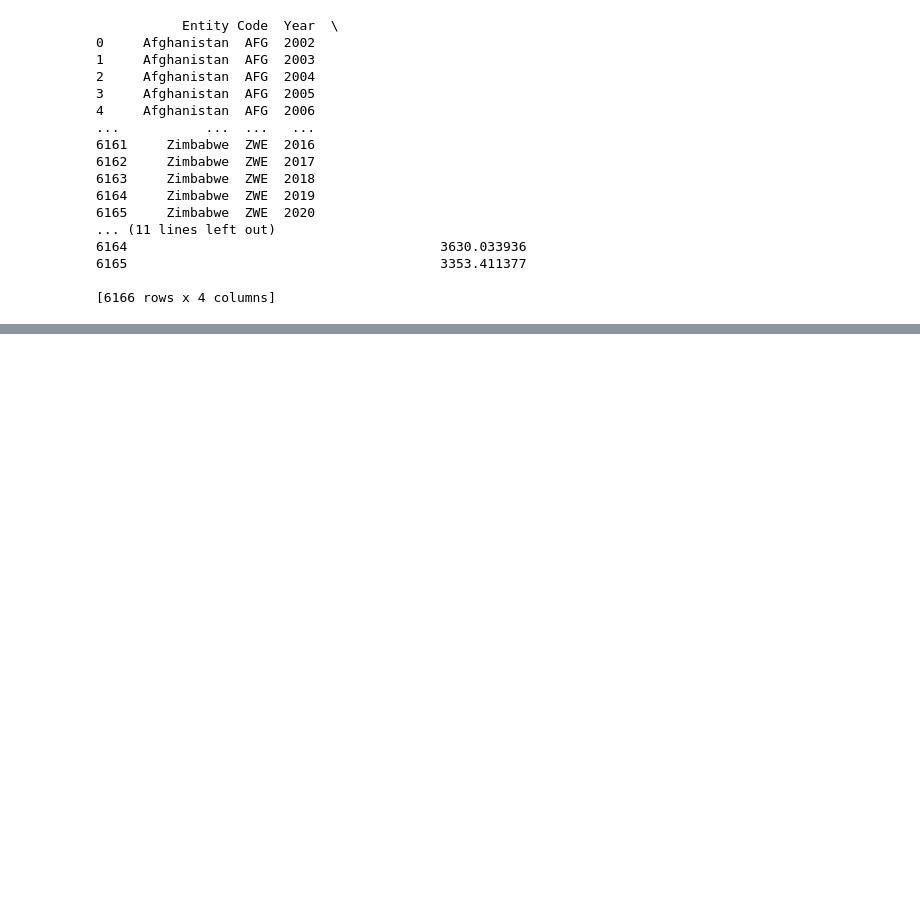
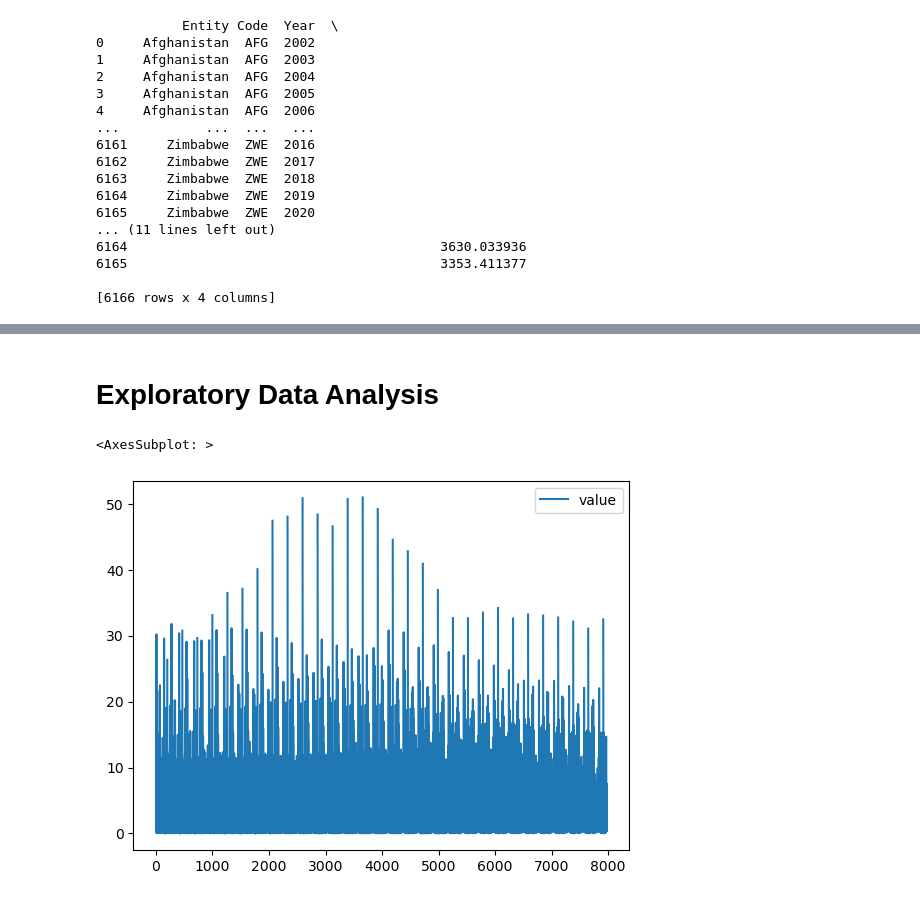
Before and after one commit to ubco-W2022T1-cosc301/project-group42, a Jupyter notebook: notebooks/analysis2.ipynb, the cells around one changed output, grey strips where cells are left out. Saved outputs shown, nothing was run; the diff lists cells and outputs as text; code cells hidden in the pictures; blank space fills up the shorter version.

```diff
--- a/notebooks/analysis2.ipynb
+++ b/notebooks/analysis2.ipynb
@@ -9,10 +9,16 @@ My research questions focus on CO2 emissions and GDP. I have two main questions
 
 2. What percentage of CO2 emissions are first world and third world countries each presently responsible for? How has this changed over the years?
 # %%
+import numpy as np
 import pandas as pd
+import matplotlib.pyplot as plt
+import seaborn as sns
+
 
 dataEmissions = pd.read_csv('../data/raw/CO2emissions.csv', skiprows=4)
 dataEmissions = dataEmissions.drop(dataEmissions.columns[[1,2,3,4,5,6,7,8,9,10,11,12,13,14,15,16,17,18,19,20,21,22,23,24,25,26,27,28,29,30,31,32,33]], axis=1)
+dataEmissions = dataEmissions.drop(dataEmissions.columns[[31, 32,33]], axis=1)
+
 print(dataEmissions)
 # %% [output]
                     Country Name      1990      1991      1992      1993  \
@@ -55,0 +66,26 @@ print(dataGDP)
+# %%
+#Wrangle Data: Restructure data format of Emissions Data
+dataEmissions = dataEmissions.melt(id_vars = ["Country Name"])
+dataEmissions2 = dataEmissions.copy(deep = False )
+
+# Rename rows in restruced Emissions data
+dataEmissions2.rename(columns={dataEmissions2.columns[1]: 'Year', dataEmissions2.columns[2]: 'CO2 emissions'},inplace=True)
+
+#Drop rows that don't have CO2 emissions data
+dataEmissions2=dataEmissions2.dropna(subset=['CO2 emissions'])
+dataEmissions2.to_csv(r'../data/processed/modifiedEmissions.csv', index=False)
+
+#Rename GDP column to make it mergable with CO2 emissions Data
+dataGDP.rename(columns={dataGDP.columns[0]: 'Country Name'}, inplace=True)
+dataGDP.to_csv(r'../data/processed/modifiedGDP.csv', index=False)
+
+#Make sure GDP and data Emissions columns are of the same type int, else they aren't mergable
+dataGDP['Year'] = dataGDP['Year'].astype(int)
+dataEmissions2['Year'] = dataEmissions2['Year'].astype(int)
+
+#Merge CO2 emissions data and GDP, keeping extra columns from GDP
+mergeCO2AndGDP = pd.merge(dataGDP, dataEmissions2, on=['Country Name', 'Year'], how = 'left')
+
+#Drop missing values and save data
+mergeCO2AndGDP = mergeCO2AndGDP.dropna(subset=['CO2 emissions'])
+mergeCO2AndGDP.to_csv(r'../data/processed/CO2AndGDP.csv', index=False)
@@ -55,0 +107,7 @@ print(dataGDP)
+# %% [markdown]
+# Exploratory Data Analysis
+# %%
+dataEmissions.plot()
+# %% [output]
+<AxesSubplot: >
+[figure, added]
```
Also changed, not shown: parts of 12 cells of this notebook, 5 other files.
